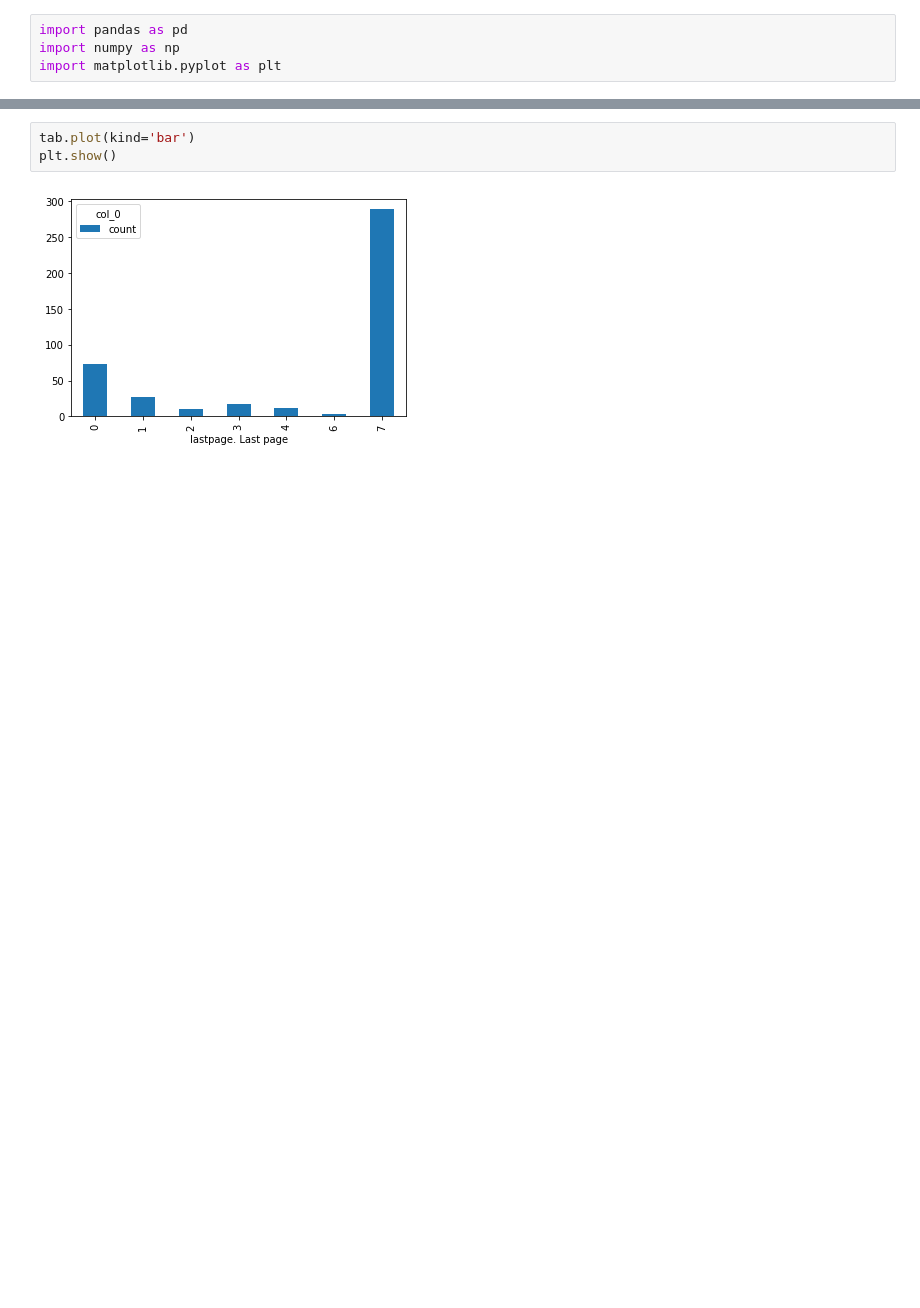
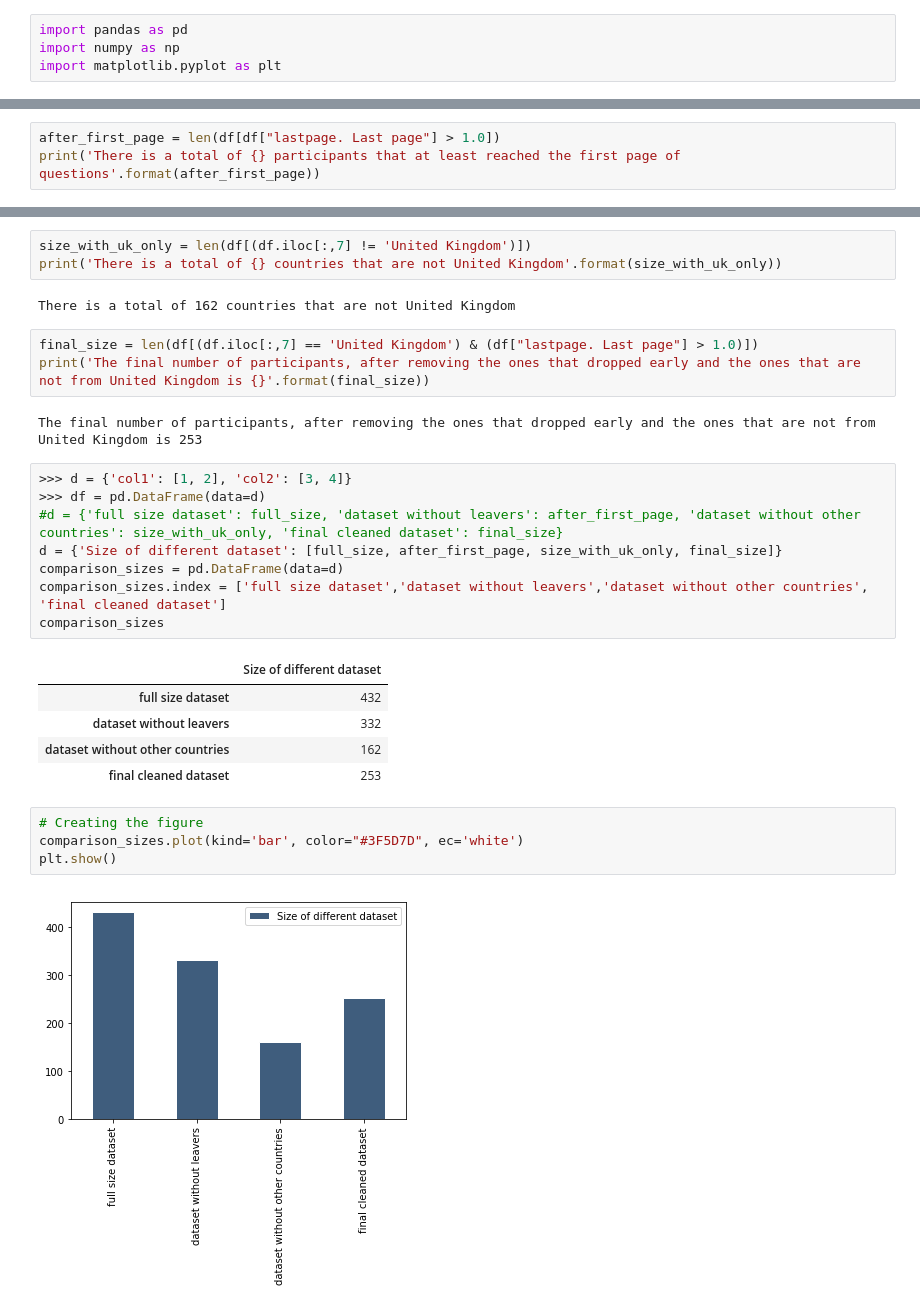
Before and after one commit to softwaresaved/survey_additional_analysis, a Jupyter notebook: dropping_participants_process.ipynb, the cells around one changed output, grey strips where cells are left out. Cells and saved outputs as stored; diff of their text form; blank space fills up the shorter version.

Commit message:
Update dropping_participants_process notebook

```diff
--- a/dropping_participants_process.ipynb
+++ b/dropping_participants_process.ipynb
@@ -28,0 +65,3 @@ tab
+# %%
+after_first_page = len(df[df["lastpage. Last page"] > 1.0])
+print('There is a total of {} participants that at least reached the first page of questions'.format(after_first_page))
@@ -29,5 +100,30 @@ tab
+# %%
+size_with_uk_only = len(df[(df.iloc[:,7] != 'United Kingdom')])
+print('There is a total of {} countries that are not United Kingdom'.format(size_with_uk_only))
+# %% [output]
+There is a total of 162 countries that are not United Kingdom
+# %%
+final_size = len(df[(df.iloc[:,7] == 'United Kingdom') & (df["lastpage. Last page"] > 1.0)])
+print('The final number of participants, after removing the ones that dropped early and the ones that are not from United Kingdom is {}'.format(final_size))
+# %% [output]
+The final number of participants, after removing the ones that dropped early and the ones that are not from United Kingdom is 253
+# %%
+>>> d = {'col1': [1, 2], 'col2': [3, 4]}
+>>> df = pd.DataFrame(data=d)
+#d = {'full size dataset': full_size, 'dataset without leavers': after_first_page, 'dataset without other countries': size_with_uk_only, 'final cleaned dataset': final_size}
+d = {'Size of different dataset': [full_size, after_first_page, size_with_uk_only, final_size]}
+comparison_sizes = pd.DataFrame(data=d)
+comparison_sizes.index = ['full size dataset','dataset without leavers','dataset without other countries', 'final cleaned dataset']
+comparison_sizes
+# %% [output]
+|  | Size of different dataset |
+| full size dataset | 432 |
+| dataset without leavers | 332 |
+| dataset without other countries | 162 |
+| final cleaned dataset | 253 |
 # %%
-tab.plot(kind='bar')
+# Creating the figure
+comparison_sizes.plot(kind='bar', color="#3F5D7D", ec='white')
 plt.show()
 # %% [output]
-[figure, old version]
+[figure, new version]
```
Also changed, not shown: parts of 22 cells of this notebook.
